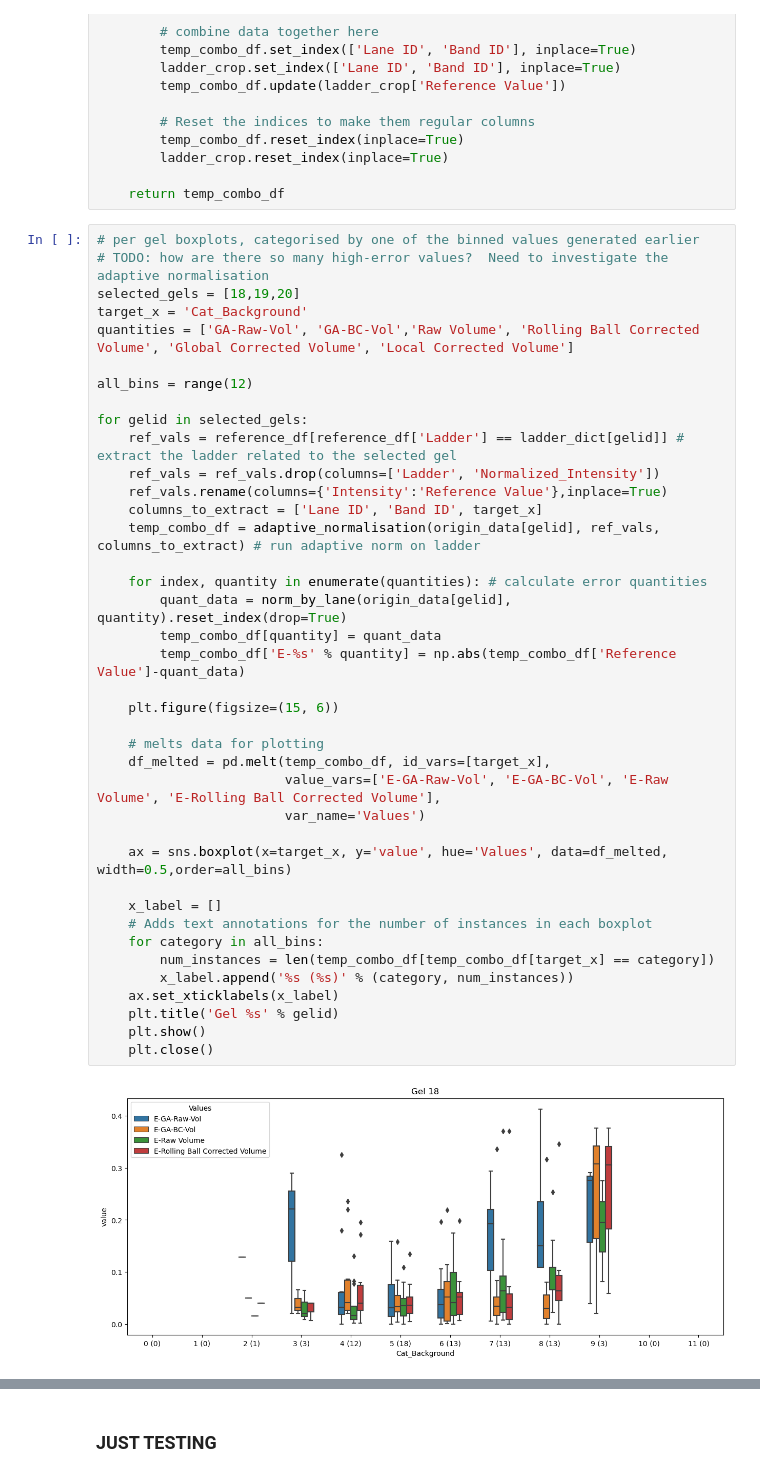
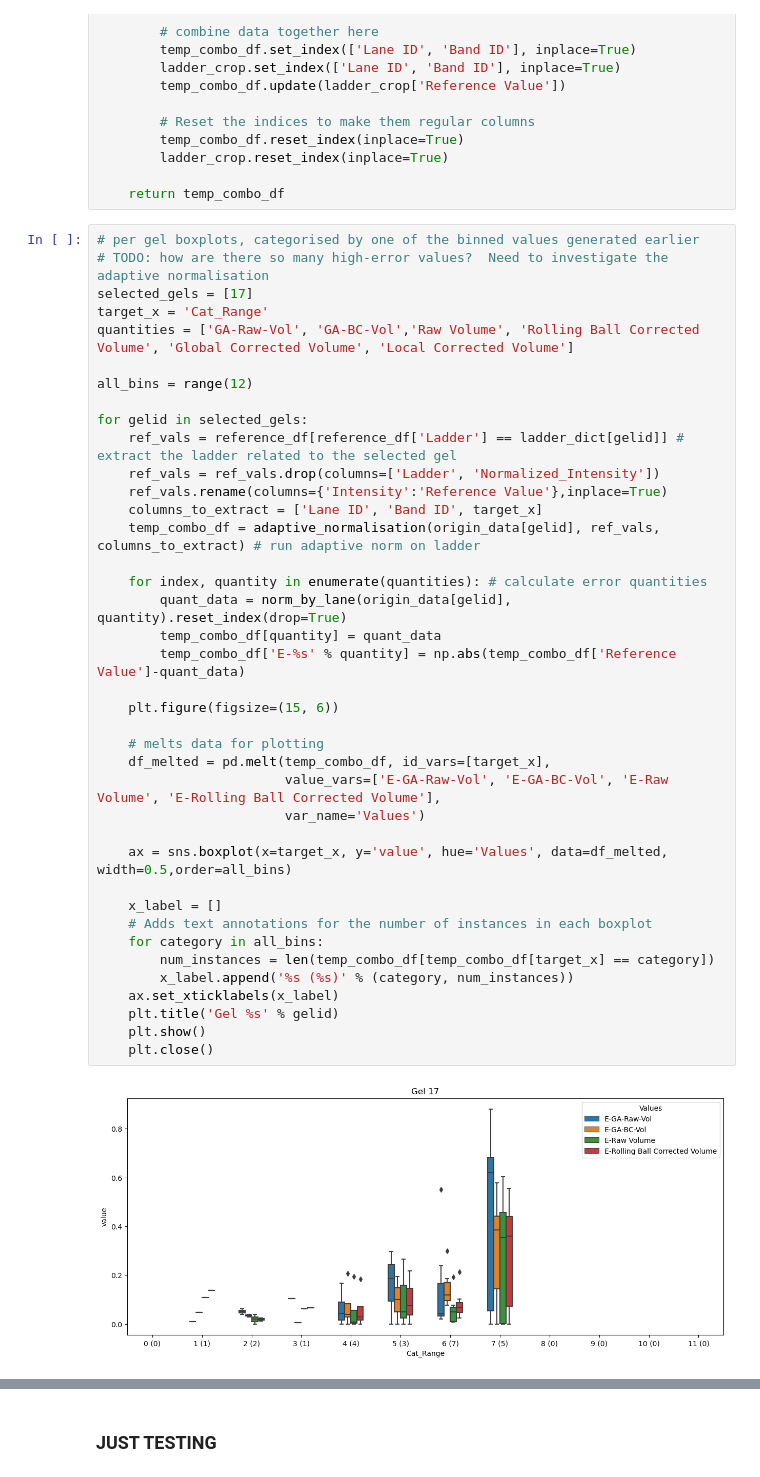
Before and after one commit to mattaq31/GelGenie, a Jupyter notebook: python-gelgenie/statistical_analysis/Combined Gel Band Data Analysis.ipynb, the cells around one changed output, grey strips where cells are left out. Saved outputs shown, nothing was run; the diff lists cells and outputs as text.

```diff
--- a/python-gelgenie/statistical_analysis/Combined Gel Band Data Analysis.ipynb
+++ b/python-gelgenie/statistical_analysis/Combined Gel Band Data Analysis.ipynb
@@ -186,8 +188,8 @@ def adaptive_normalisation(data_dict, ladder_dict, columns_to_extract):
 # %%
 # per gel boxplots, categorised by one of the binned values generated earlier
 # TODO: how are there so many high-error values?  Need to investigate the adaptive normalisation
-selected_gels = [18,19,20]
-target_x = 'Cat_Background'
+selected_gels = [17]
+target_x = 'Cat_Range'
 quantities = ['GA-Raw-Vol', 'GA-BC-Vol','Raw Volume', 'Rolling Ball Corrected Volume', 'Global Corrected Volume', 'Local Corrected Volume']
 
 all_bins = range(12)
@@ -196,31 +198,31 @@ for gelid in selected_gels:
     ref_vals = reference_df[reference_df['Ladder'] == ladder_dict[gelid]] # extract the ladder related to the selected gel
     ref_vals = ref_vals.drop(columns=['Ladder', 'Normalized_Intensity'])
     ref_vals.rename(columns={'Intensity':'Reference Value'},inplace=True)
     columns_to_extract = ['Lane ID', 'Band ID', target_x]
     temp_combo_df = adaptive_normalisation(origin_data[gelid], ref_vals, columns_to_extract) # run adaptive norm on ladder
 
     for index, quantity in enumerate(quantities): # calculate error quantities
         quant_data = norm_by_lane(origin_data[gelid], quantity).reset_index(drop=True)
         temp_combo_df[quantity] = quant_data
         temp_combo_df['E-%s' % quantity] = np.abs(temp_combo_df['Reference Value']-quant_data)
 
     plt.figure(figsize=(15, 6))
 
     # melts data for plotting
     df_melted = pd.melt(temp_combo_df, id_vars=[target_x],
                         value_vars=['E-GA-Raw-Vol', 'E-GA-BC-Vol', 'E-Raw Volume', 'E-Rolling Ball Corrected Volume'],
                         var_name='Values')
 
     ax = sns.boxplot(x=target_x, y='value', hue='Values', data=df_melted, width=0.5,order=all_bins)
 
     x_label = []
     # Adds text annotations for the number of instances in each boxplot
     for category in all_bins:
         num_instances = len(temp_combo_df[temp_combo_df[target_x] == category])
         x_label.append('%s (%s)' % (category, num_instances))
     ax.set_xticklabels(x_label)
     plt.title('Gel %s' % gelid)
     plt.show()
     plt.close()
 # %% [output]
-[figure, old version]
+[figure, new version]
```
Also changed, not shown: parts of 3 cells of this notebook.
